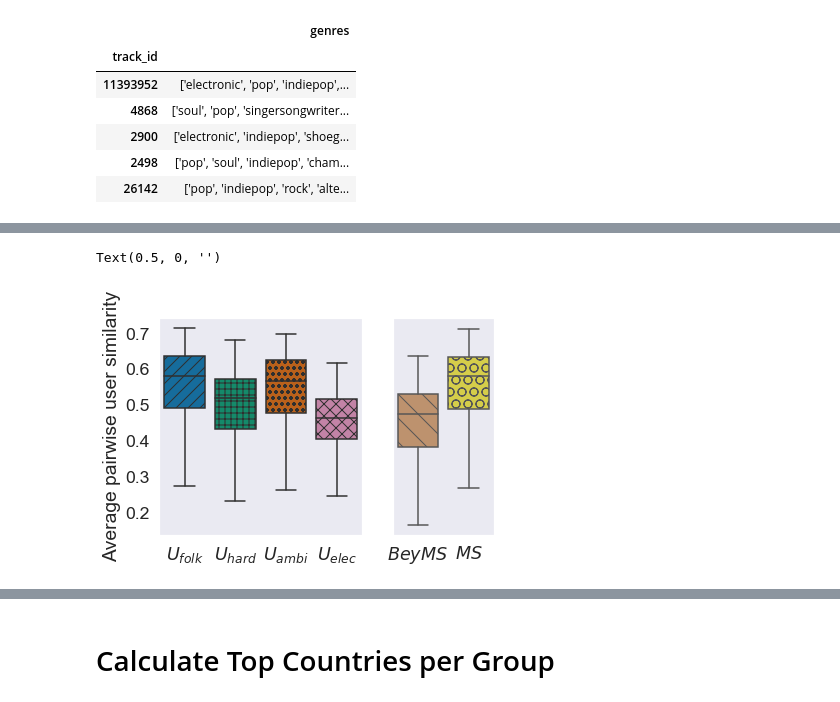
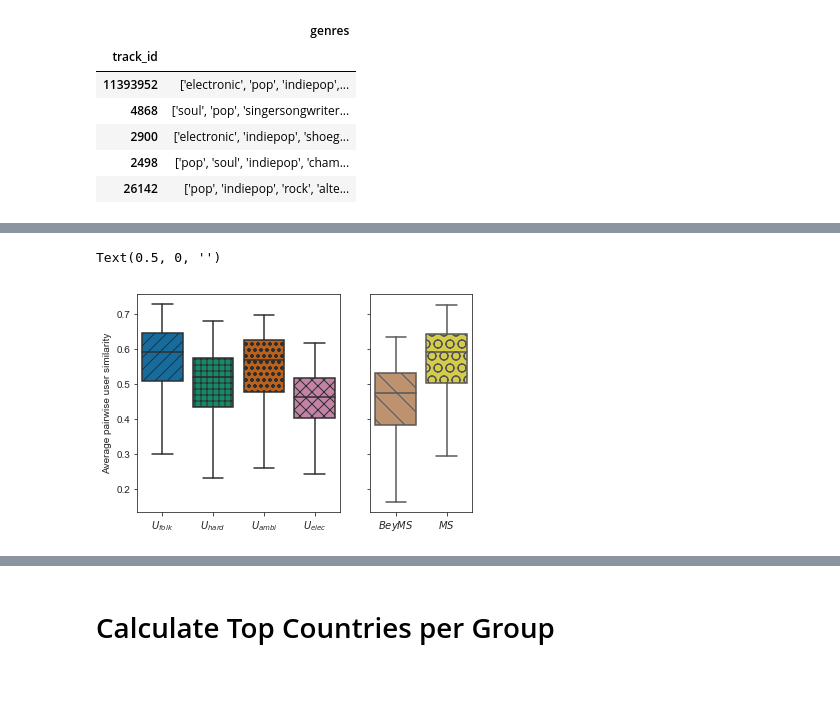
Before and after one commit to pmuellner/supporttheunderground, a Jupyter notebook: Identification and Analysis of User groups.ipynb, the cells around one changed output, grey strips where cells are left out. Cells and saved outputs as stored; diff of their text form; code cells hidden in the pictures.

```diff
--- a/Identification and Analysis of User groups.ipynb
+++ b/Identification and Analysis of User groups.ipynb
@@ -212,9 +212,10 @@ avg_weights_df
 angles = np.linspace(0, 2*np.pi, 4, endpoint=False)
 angles = np.concatenate((angles, [angles[0]]))
 sns.set(font_scale=1.6)
+sns.set_style("ticks")
 fig = plt.figure()
 ax = fig.add_subplot(111, polar=True)
-ax.yaxis.set_major_formatter(FormatStrFormatter('%.1f'))
+#ax.yaxis.set_major_formatter(FormatStrFormatter('%.1f'))
 colors = ["#0072B2", "#009E73", "#D55E00", "#CC79A7"]
 markers = ["o", "^", "s", "D"]
 listeners = [r"$U_{folk}$", r"$U_{hard}$", r"$U_{ambi}$", r"$U_{elec}$"]
@@ -226,12 +227,12 @@ for c in iteration_order:
     ax.plot(angles, means, 'o-', linewidth=2, label=listeners[c], color=colors[c], marker=markers[c])
     ax.set_thetagrids(angles * 180/np.pi, [r"$C_{folk}$", r"$C_{hard}$", r"$C_{ambi}$", r"$C_{elec}$"])
     ax.grid(True)
-    ax.tick_params(pad=20)
+    ax.tick_params(pad=15)
     plt.ylim(0, 0.4)
 
 handles, labels = ax.get_legend_handles_labels()
 resorted = [(labels[iteration_order.index(c)], handles[ iteration_order.index(c)]) for c in range(4)]
 labels, handles = zip(*resorted)
-plt.legend(handles, labels)
+plt.legend(handles, labels, loc="upper left", prop={"size": 15})
 # %% [output]
 <matplotlib.legend.Legend at 0x...>
@@ -336,33 +335,34 @@ def zip_longest_cycle(A, B):
 colors = ["#0072B2", "#009E73", "#D55E00", "#CC79A7", "#ca9161", "#ece133"]
 sns.set_palette(sns.color_palette(colors))
 # %%
+sns.set_style("ticks")
 fig, (ax_groups, ax_all) = plt.subplots(ncols=2, sharey=True, gridspec_kw={"width_ratios": (4/6, 2/6)})
 sns.set_context(font_scale=1)
 sns.set_context("notebook")
 
 g = sns.boxplot(data=similarity_usergroup_df, x="group", y="similarity", ax=ax_groups, orient="v", showfliers=False)
 g_ = sns.boxplot(data=similarity_msgroup_df, x="group", y="similarity", ax=ax_all, orient="v", showfliers=False, palette=["#ca9161", "#ece133"])
 
 patterns = ["//", "++", "oo", "xx"]
 for hatch, patch in zip_longest_cycle(patterns, g.artists):
     patch.set_hatch(hatch)
 
 patterns = ["\\", "O"]
 for hatch, patch in zip_longest_cycle(patterns, g_.artists):
     patch.set_hatch(hatch)
 
 
 ax_groups.set_ylabel("Average pairwise user similarity")
 ax_groups.set_xticklabels([r"$U_{folk}$", r"$U_{hard}$", r"$U_{ambi}$", r"$U_{elec}$"])
 ax_all.set_xticklabels([r"$BeyMS$", r"$MS$"])
 ax_all.set_ylabel("")
 ax_all.set_xlabel("")
 ax_groups.grid(False)
 ax_all.grid(False)
 ax_groups.set_xlabel("")
 # %% [output]
 Text(0.5, 0, '')
-[figure, old version]
+[figure, new version]
 # %%
 print("[Variances] U1: %.3f, U2: %.3f, U3: %.3f, U4: %.3f" % (variance_usergroup[0], variance_usergroup[1], variance_usergroup[2], variance_usergroup[3]))
 print("[Variances] BeyMS: %.3f, MS: %.3f" % (variance_msgroup[0], variance_msgroup[1]))
```
Also changed, not shown: parts of 30 cells of this notebook, 5 other files.
